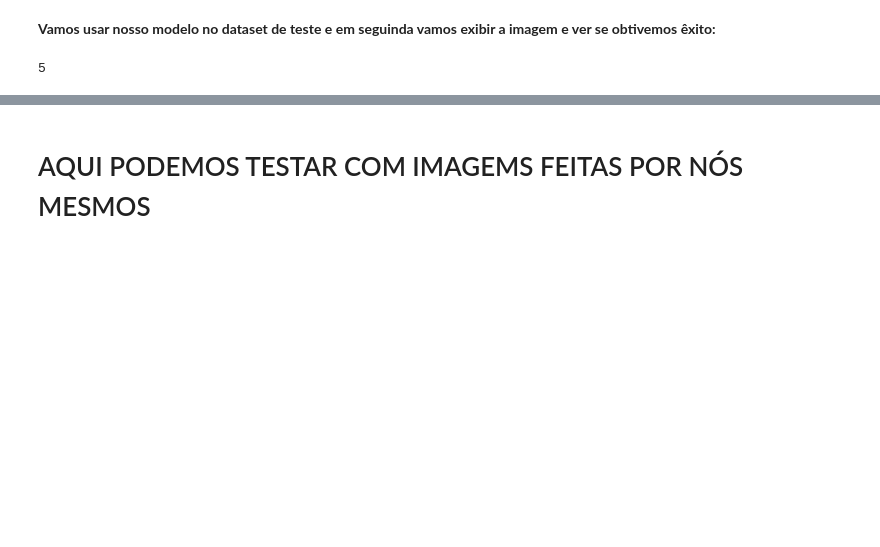
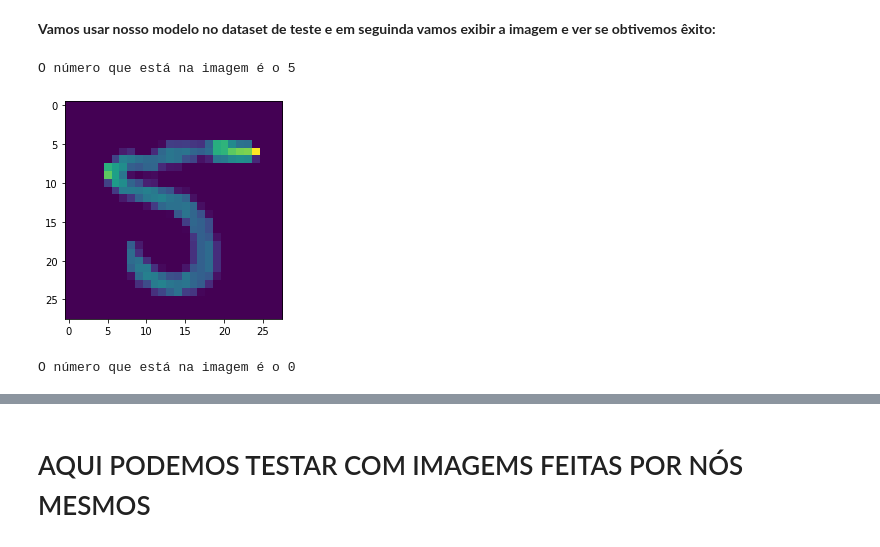
Before and after one commit to gustavofelicidade/cyberlabs_desafio_tecnico, a Jupyter notebook: classificador_cyberlabs.ipynb, the cells around one changed output, grey strips where cells are left out. Cells and saved outputs as stored; diff of their text form; code cells hidden in the pictures; blank space fills up the shorter version.

```diff
--- a/classificador_cyberlabs.ipynb
+++ b/classificador_cyberlabs.ipynb
@@ -292,9 +300,27 @@ X_testr.shape
 # %%
 # TESTANDO PREDIÇÃO
 
-# Pergunta: Qual é o número que está na imagem do index 56?
+# Pergunta: Qual é o número que está na imagem do index 96?
 
 # Resposta:
-print("O número que está na imagem é o " + np.argmax(predictions[56]))
+print("O número que está na imagem é o", np.argmax(predictions[56]))
 # %% [output]
-5
+O número que está na imagem é o 5
+# %%
+# VERIFICA VALOR
+
+verifica_valor = np.reshape(X_testr[96], (28,28)) # Então vamos no index 96 da imagem de teste para verificar o valor
+plt.imshow(verifica_valor)
+plt.show()
+# %% [output]
+[figure, added]
+# %%
+
+# TESTANDO PREDIÇÃO
+
+# Pergunta: Qual é o número que está na imagem do index 6?
+
+# Resposta:
+print("O número que está na imagem é o", np.argmax(predictions[6]))
+# %% [output]
+O número que está na imagem é o 0
```
Also changed, not shown: parts of 23 cells of this notebook.
